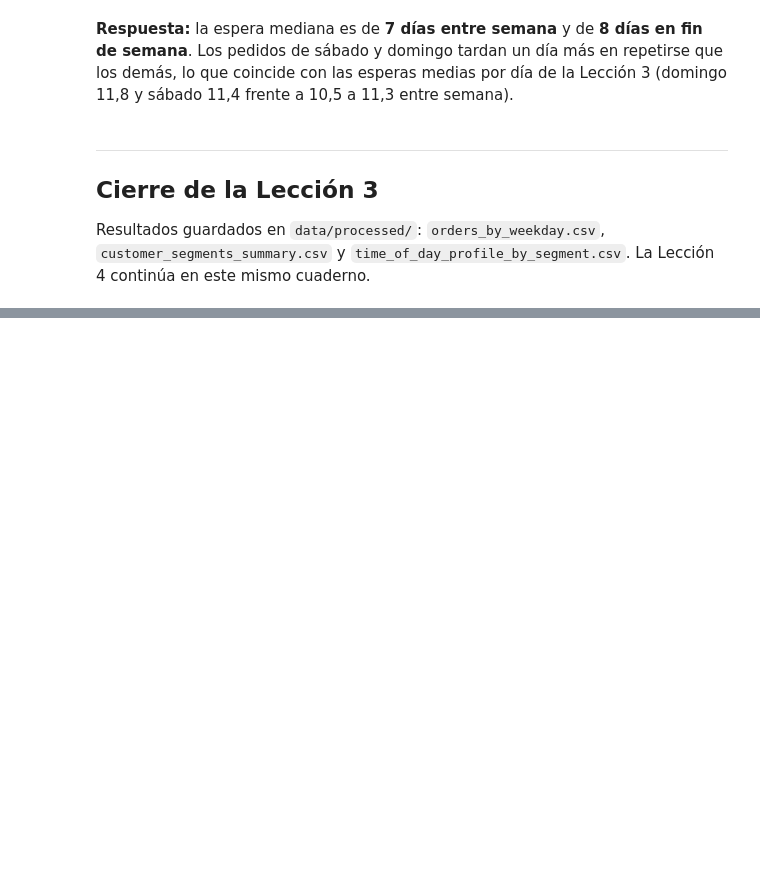
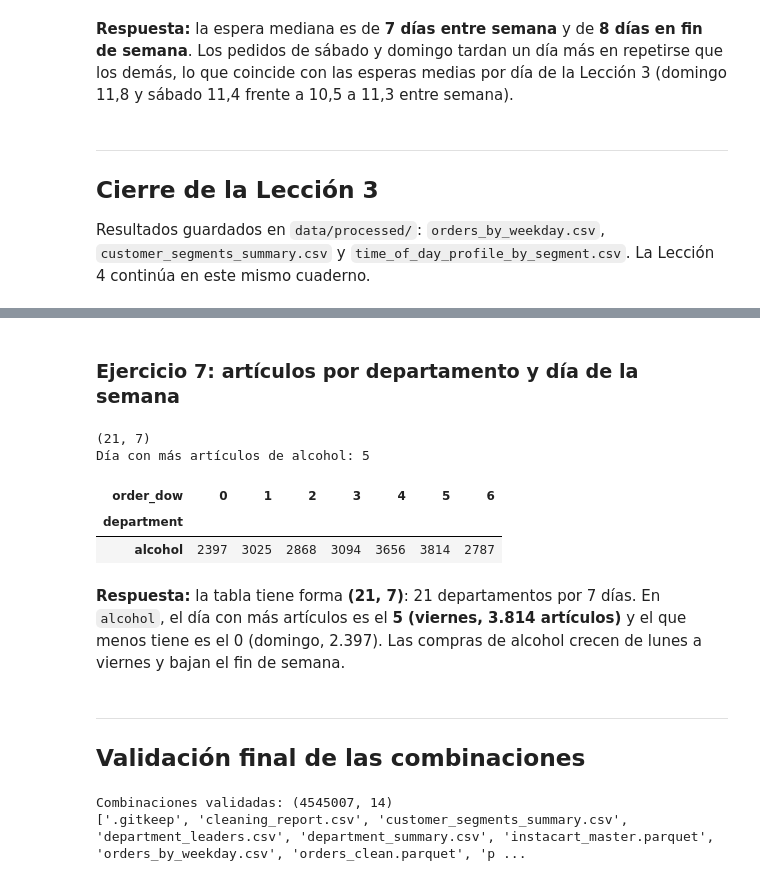
Before and after one commit to peaceathome316-Tic/instacart-analisis, a Jupyter notebook: notebooks/pandas_labs.ipynb, the cells around one changed output, grey strips where cells are left out. Cells and saved outputs as stored; diff of their text form; code cells hidden in the pictures; blank space fills up the shorter version.

```diff
--- a/notebooks/pandas_labs.ipynb
+++ b/notebooks/pandas_labs.ipynb
@@ -836,0 +1206,28 @@ Resultados guardados en `data/processed/`: `orders_by_weekday.csv`, `customer_se
+# %% [markdown]
+### Ejercicio 7: artículos por departamento y día de la semana
+# %%
+tabla_depto_dia = maestra.pivot_table(index='department', columns='order_dow',
+                                      values='product_id', aggfunc='count')
+print(tabla_depto_dia.shape)
+print('Día con más artículos de alcohol:', tabla_depto_dia.loc['alcohol'].idxmax())
+tabla_depto_dia.loc[['alcohol']]
+# %% [output]
+(21, 7)
+Día con más artículos de alcohol: 5
+| order_dow | 0 | 1 | 2 | 3 | 4 | 5 | 6 |
+| department |  |  |  |  |  |  |  |
+| alcohol | 2397 | 3025 | 2868 | 3094 | 3656 | 3814 | 2787 |
+# %% [markdown]
+**Respuesta:** la tabla tiene forma **(21, 7)**: 21 departamentos por 7 días. En `alcohol`, el día con más artículos es el **5 (viernes, 3.814 artículos)** y el que menos tiene es el 0 (domingo, 2.397). Las compras de alcohol crecen de lunes a viernes y bajan el fin de semana.
+# %% [markdown]
+---
+## Validación final de las combinaciones
+# %%
+assert len(maestra) == len(order_prods)                          # ninguna unión cambió el número de filas
+assert maestra['department'].notna().all()                       # todo artículo tiene departamento
+assert maestra['order_id'].isin(orders['order_id']).all()        # todo artículo pertenece a un pedido
+print('Combinaciones validadas:', maestra.shape)
+print(sorted(p.name for p in SALIDA.iterdir()))
+# %% [output]
+Combinaciones validadas: (4545007, 14)
+['.gitkeep', 'cleaning_report.csv', 'customer_segments_summary.csv', 'department_leaders.csv', 'department_summary.csv', 'instacart_master.parquet', 'orders_by_weekday.csv', 'orders_clean.parquet', 'p ...
```
Also changed, not shown: parts of 58 cells of this notebook, 4 other files.
